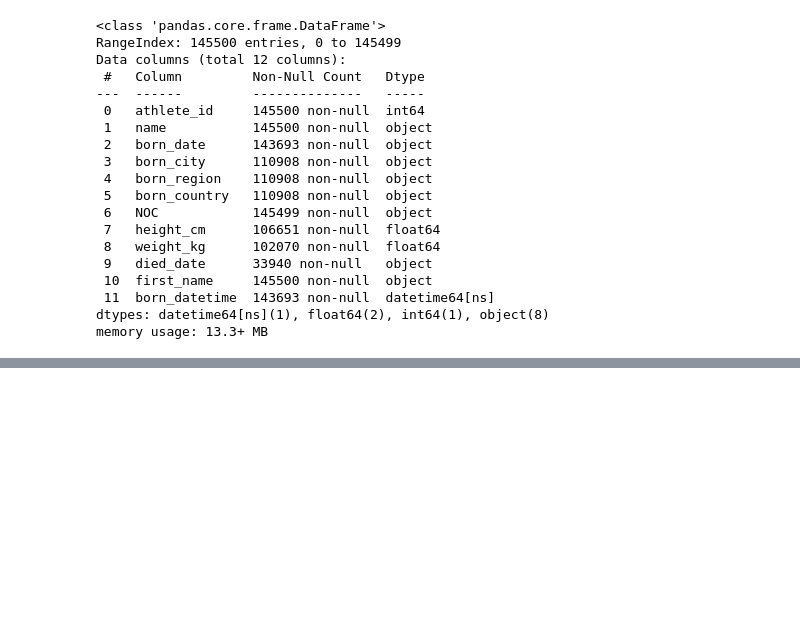
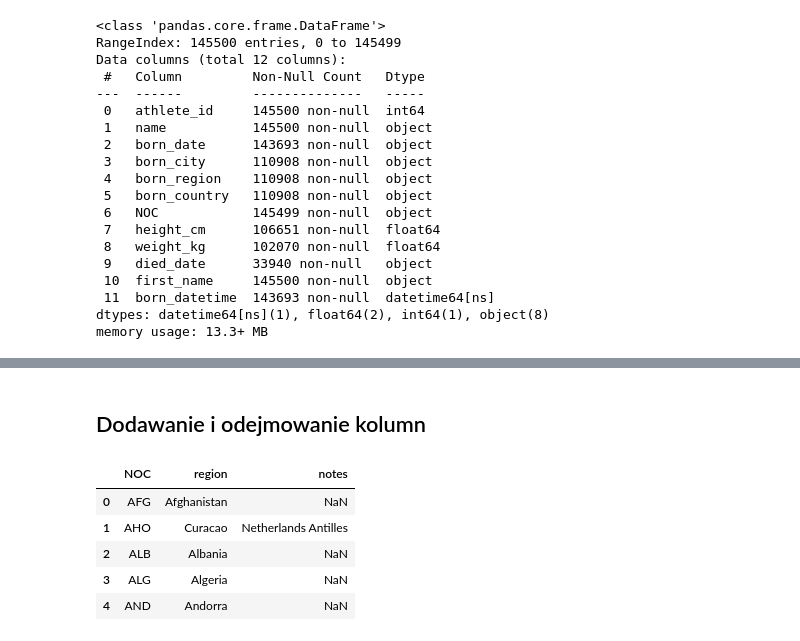
Before and after one commit to AleksandraJuras2000/Practice_Python, a Jupyter notebook: zad1.ipynb, the cells around one changed output, grey strips where cells are left out. Cells and saved outputs as stored; diff of their text form; code cells hidden in the pictures; blank space fills up the shorter version.

```diff
--- a/zad1.ipynb
+++ b/zad1.ipynb
@@ -1365,0 +1384,4 @@ bios_new['born_year'] = bios_new['born_datetime'].dt.year
+# %% [markdown]
+## Dodawanie i odejmowanie kolumn
+# %%
+bios['height_category'] = bios['height_cm'].apply(lambda x: 'Short' if x<165 else ('Average' if x <185 else 'Tall')) # kategorie
@@ -1365,0 +1403,10 @@ bios_new['born_year'] = bios_new['born_datetime'].dt.year
+# %%
+display(nocs.head())
+display(bios.head())
+# %% [output]
+|  | NOC | region | notes |
+| 0 | AFG | Afghanistan | NaN |
+| 1 | AHO | Curacao | Netherlands Antilles |
+| 2 | ALB | Albania | NaN |
+| 3 | ALG | Algeria | NaN |
+| 4 | AND | Andorra | NaN |
```
Also changed, not shown: parts of 15 cells of this notebook, 2 other files.
